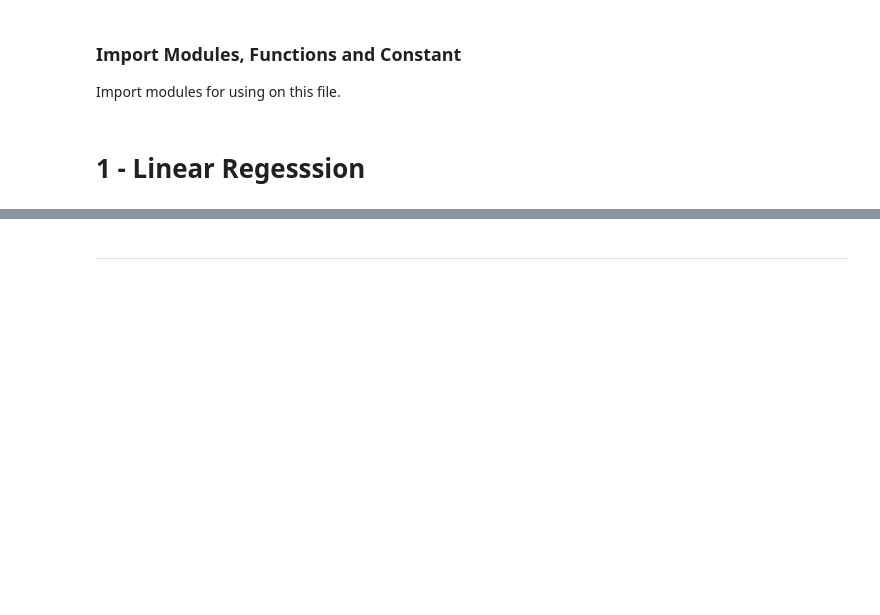
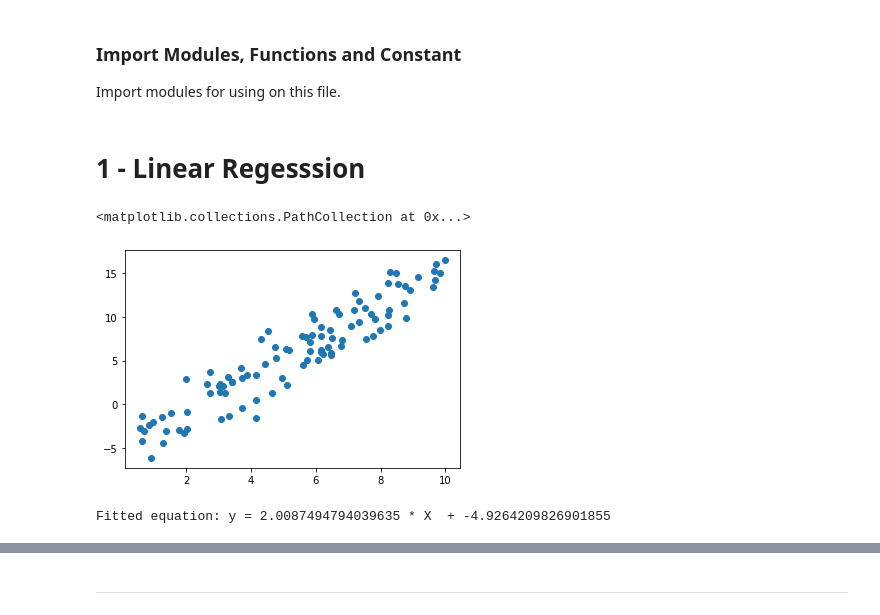
Before and after one commit to biodatlab/egbe609, a Jupyter notebook: notebooks/egbe606-lecture1-intro-ml.ipynb, the cells around one changed output, grey strips where cells are left out. Cells and saved outputs as stored; diff of their text form; code cells hidden in the pictures; blank space fills up the shorter version.

```diff
--- a/notebooks/egbe606-lecture1-intro-ml.ipynb
+++ b/notebooks/egbe606-lecture1-intro-ml.ipynb
@@ -47,22 +48,25 @@ import numpy as np
 # %%
-# Create random Number Generator Object
-rng = np.random.RandomState(1)  # Seed = 1
-
 # Generate datapoints
-X = 10 * rng.rand(5)
-Y  = 2 * X - 5 + (rng.randn(5)*2)
+n = 100
+X = 10 * np.random.rand(n)
+y  = (2 * X) - 5 + (np.random.randn(n) * 2)  # gaussian noise
 
 # Plot datapoints
-plt.scatter(X, Y)
+plt.scatter(X, y)
+# %% [output]
+<matplotlib.collections.PathCollection at 0x...>
+[figure, added]
 # %%
 from sklearn.linear_model import LinearRegression
 
+# Whether to calculate the intercept for this model. If set to False, no intercept will be used in calculations (i.e. data is expected to be centered).
+model = LinearRegression(fit_intercept=True)
+model.fit(X[:, np.newaxis], y)
 
-model = LinearRegression(fit_intercept=True) # Whether to calculate the intercept for this model. If set to False, no intercept will be used in calculations (i.e. data is expected to be centered).
+x_fit = np.linspace(0, 10, 100)
+y_fit = model.predict(x_fit[:, np.newaxis])
 
-
-model.fit(X[:, np.newaxis], Y)
-
-xfit = np.linspace(0, 10, 100)
-yfit = model.predict(xfit[:, np.newaxis])
+print(f"Fitted equation: y = {model.coef_[0]} * X  + {model.intercept_}")
+# %% [output]
+Fitted equation: y = 2.0087494794039635 * X  + -4.9264209826901855
 # %%
```
Also changed, not shown: parts of 26 cells of this notebook, 4 other files.
